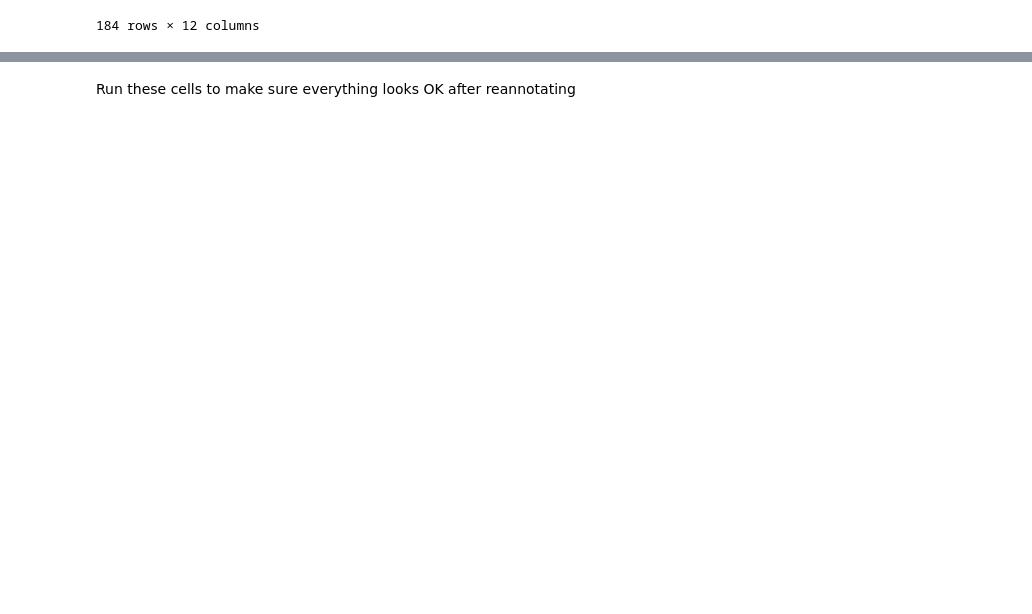
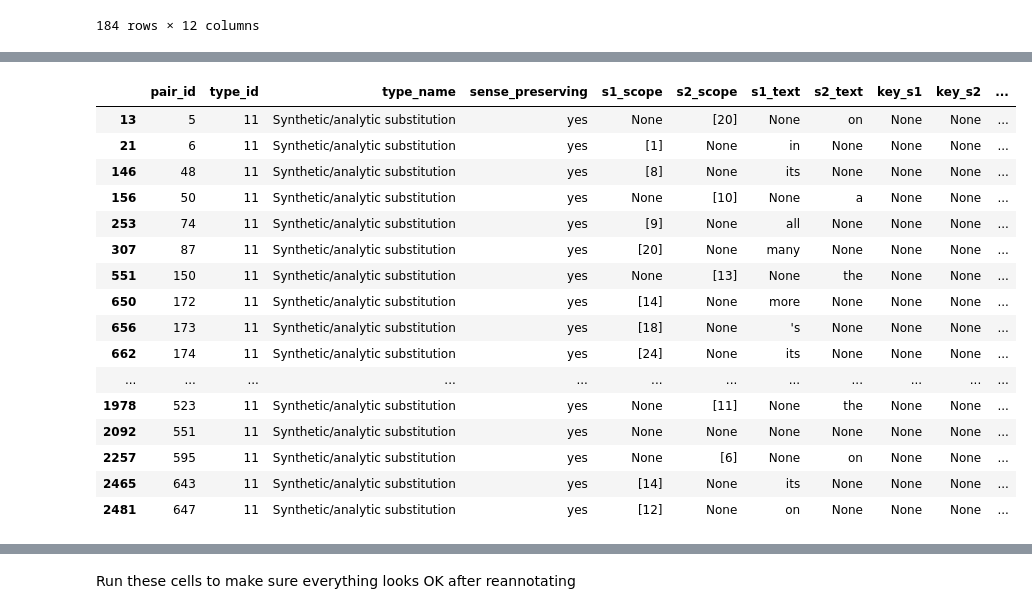
Before and after one commit to lucasadelino/thesis, a Jupyter notebook: reannotation.ipynb, the cells around one changed output, grey strips where cells are left out. Drawn from its saved outputs; the diff is of its cells as text; code cells hidden in the pictures; blank space fills up the shorter version.

```diff
--- a/reannotation.ipynb
+++ b/reannotation.ipynb
@@ -610,0 +700,5 @@ Common indices: [11, 12]
+# %%
+def differ_by_one(s1, s2):
+    s1_list = s1.lower().split()
+    s2_list = s2.lower().split()
+    return abs(len(s1_list) - len(s2_list)) == 1
@@ -610,0 +721,7 @@ Common indices: [11, 12]
+# %%
+new = pd.DataFrame(columns = textual_paraphrases.columns, data = copy.deepcopy(textual_paraphrases.values))
+new = new[new['type_id'] == 11]
+new['s1_text'] = new['s1_text'].str.lower()
+new['s2_text'] = new['s2_text'].str.lower()
+new = new[new.apply(lambda x: differ_by_one(x.s1_text, x.s2_text), axis=1)]
+new
@@ -610,0 +759,5 @@ Common indices: [11, 12]
+# %%
+new['s1_text'] = new['s1_text'].apply(lambda x: None if x == '' else x)
+new['s2_text'] = new['s2_text'].apply(lambda x: None if x == '' else x)
+new['s1_scope'] = new['s1_scope'].apply(lambda x: None if list(x) == [] else x)
+new['s2_scope'] = new['s2_scope'].apply(lambda x: None if list(x) == [] else x)
@@ -610,0 +780,23 @@ Common indices: [11, 12]
+# %%
+new_adddel = new[(new['s1_scope'].isnull()) | (new['s2_scope'].isnull())]
+new_subs = new[~((new['s1_scope'].isnull()) | (new['s2_scope'].isnull()))]
+# %%
+new_adddel[:30]
+# %% [output]
+|  | pair_id | type_id | type_name | sense_preserving | s1_scope | s2_scope | s1_text | s2_text | key_s1 | key_s2 | ... |
+| 13 | 5 | 11 | Synthetic/analytic substitution | yes | None | [20] | None | on | None | None | ... |
+| 21 | 6 | 11 | Synthetic/analytic substitution | yes | [1] | None | in | None | None | None | ... |
+| 146 | 48 | 11 | Synthetic/analytic substitution | yes | [8] | None | its | None | None | None | ... |
+| 156 | 50 | 11 | Synthetic/analytic substitution | yes | None | [10] | None | a | None | None | ... |
+| 253 | 74 | 11 | Synthetic/analytic substitution | yes | [9] | None | all | None | None | None | ... |
+| 307 | 87 | 11 | Synthetic/analytic substitution | yes | [20] | None | many | None | None | None | ... |
+| 551 | 150 | 11 | Synthetic/analytic substitution | yes | None | [13] | None | the | None | None | ... |
+| 650 | 172 | 11 | Synthetic/analytic substitution | yes | [14] | None | more | None | None | None | ... |
+| 656 | 173 | 11 | Synthetic/analytic substitution | yes | [18] | None | 's | None | None | None | ... |
+| 662 | 174 | 11 | Synthetic/analytic substitution | yes | [24] | None | its | None | None | None | ... |
+| ... | ... | ... | ... | ... | ... | ... | ... | ... | ... | ... | ... |
+| 1978 | 523 | 11 | Synthetic/analytic substitution | yes | None | [11] | None | the | None | None | ... |
+| 2092 | 551 | 11 | Synthetic/analytic substitution | yes | None | None | None | None | None | None | ... |
+| 2257 | 595 | 11 | Synthetic/analytic substitution | yes | None | [6] | None | on | None | None | ... |
+| 2465 | 643 | 11 | Synthetic/analytic substitution | yes | [14] | None | its | None | None | None | ... |
+| 2481 | 647 | 11 | Synthetic/analytic substitution | yes | [12] | None | on | None | None | None | ... |
```
Also changed, not shown: parts of 165 cells of this notebook.
